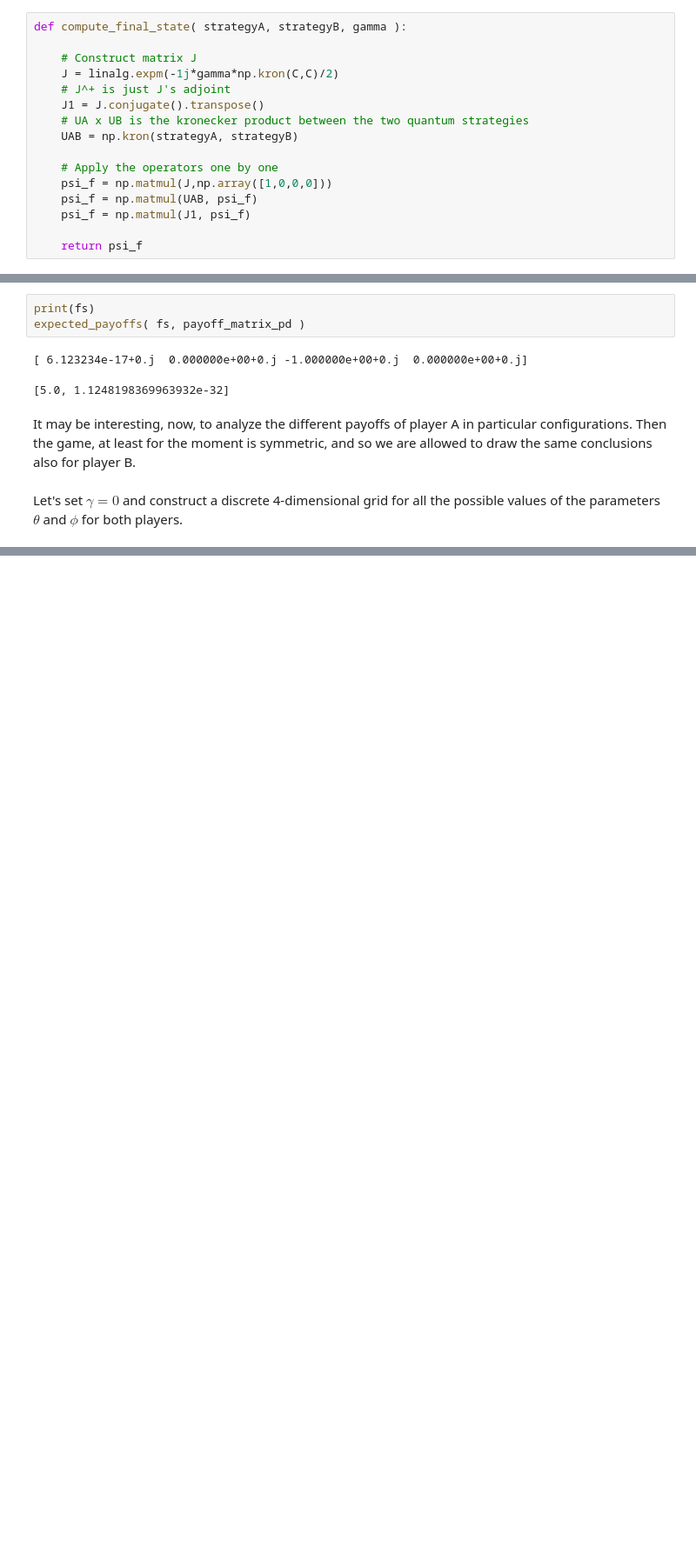
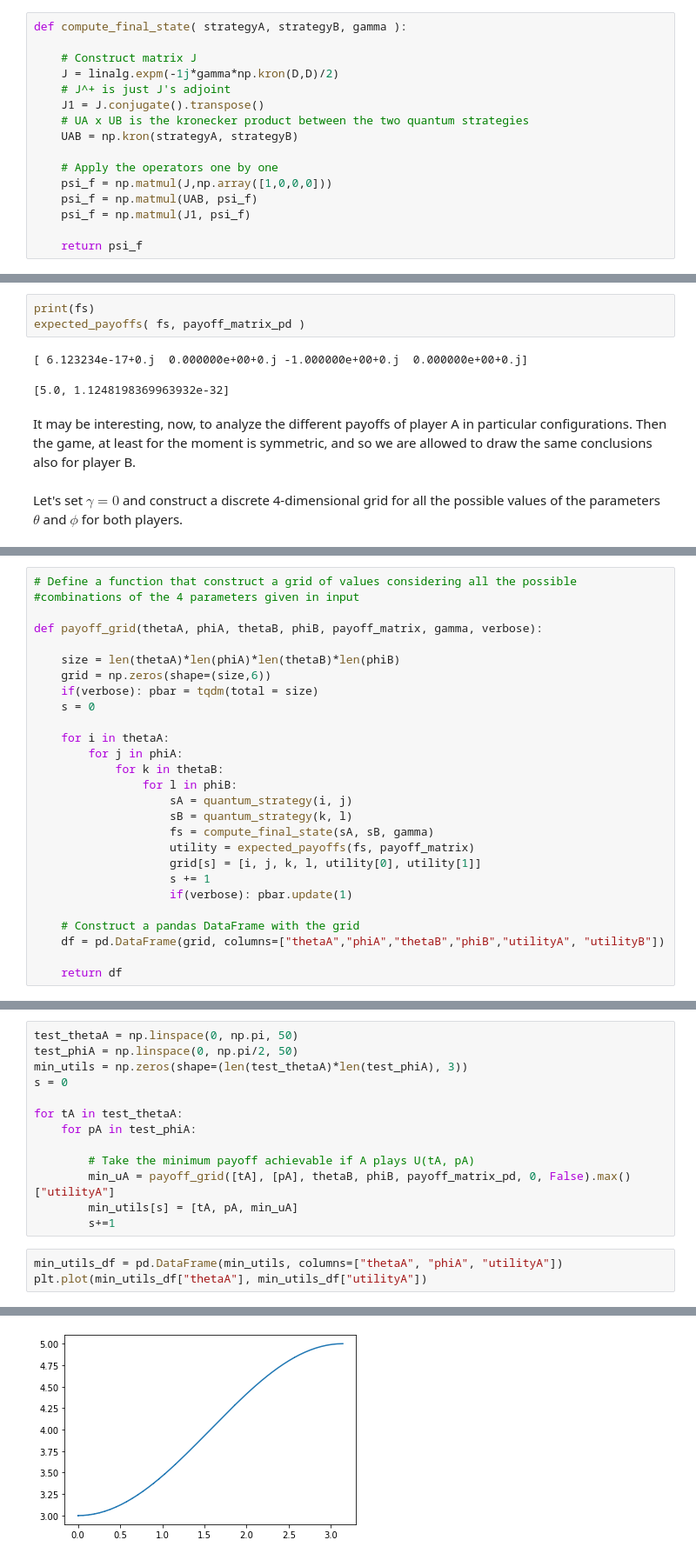
Before and after one commit to MattiaPujatti/A-Brief-Introduction-to-Quantum-Game-Theory, a Jupyter notebook: Quantum 2x2 Games.ipynb, the cells around one changed output, grey strips where cells are left out. Shown: that part at 87% size. Drawn from its saved outputs; the diff is of its cells as text; blank space fills up the shorter version.

```diff
--- a/Quantum 2x2 Games.ipynb
+++ b/Quantum 2x2 Games.ipynb
@@ -66,7 +68,7 @@ $$
 def compute_final_state( strategyA, strategyB, gamma ):
 
     # Construct matrix J
-    J = linalg.expm(-1j*gamma*np.kron(C,C)/2)
+    J = linalg.expm(-1j*gamma*np.kron(D,D)/2)
     # J^+ is just J's adjoint
     J1 = J.conjugate().transpose()
     # UA x UB is the kronecker product between the two quantum strategies
@@ -166,0 +138,27 @@ pd.DataFrame(grid, columns=["tA","pA","tB","pB","u",])
+# %%
+# Define a function that construct a grid of values considering all the possible
+#combinations of the 4 parameters given in input
+
+def payoff_grid(thetaA, phiA, thetaB, phiB, payoff_matrix, gamma, verbose):
+
+    size = len(thetaA)*len(phiA)*len(thetaB)*len(phiB)
+    grid = np.zeros(shape=(size,6))
+    if(verbose): pbar = tqdm(total = size)
+    s = 0
+
+    for i in thetaA:
+        for j in phiA:
+            for k in thetaB:
+                for l in phiB:
+                    sA = quantum_strategy(i, j)
+                    sB = quantum_strategy(k, l)
+                    fs = compute_final_state(sA, sB, gamma)
+                    utility = expected_payoffs(fs, payoff_matrix)
+                    grid[s] = [i, j, k, l, utility[0], utility[1]]
+                    s += 1
+                    if(verbose): pbar.update(1)
+
+    # Construct a pandas DataFrame with the grid
+    df = pd.DataFrame(grid, columns=["thetaA","phiA","thetaB","phiB","utilityA", "utilityB"])
+
+    return df
@@ -166,0 +168,17 @@ pd.DataFrame(grid, columns=["tA","pA","tB","pB","u",])
+# %%
+test_thetaA = np.linspace(0, np.pi, 50)
+test_phiA = np.linspace(0, np.pi/2, 50)
+min_utils = np.zeros(shape=(len(test_thetaA)*len(test_phiA), 3))
+s = 0
+
+for tA in test_thetaA:
+    for pA in test_phiA:
+
+        # Take the minimum payoff achievable if A plays U(tA, pA)
+        min_uA = payoff_grid([tA], [pA], thetaB, phiB, payoff_matrix_pd, 0, False).max()["utilityA"]
+        min_utils[s] = [tA, pA, min_uA]
+        s+=1
+# %%
+min_utils_df = pd.DataFrame(min_utils, columns=["thetaA", "phiA", "utilityA"])
+plt.plot(min_utils_df["thetaA"], min_utils_df["utilityA"])
+# %% [output]
@@ -166,0 +186 @@ pd.DataFrame(grid, columns=["tA","pA","tB","pB","u",])
+[figure, added]
```
Also changed, not shown: parts of 21 cells of this notebook, 7 other files.
